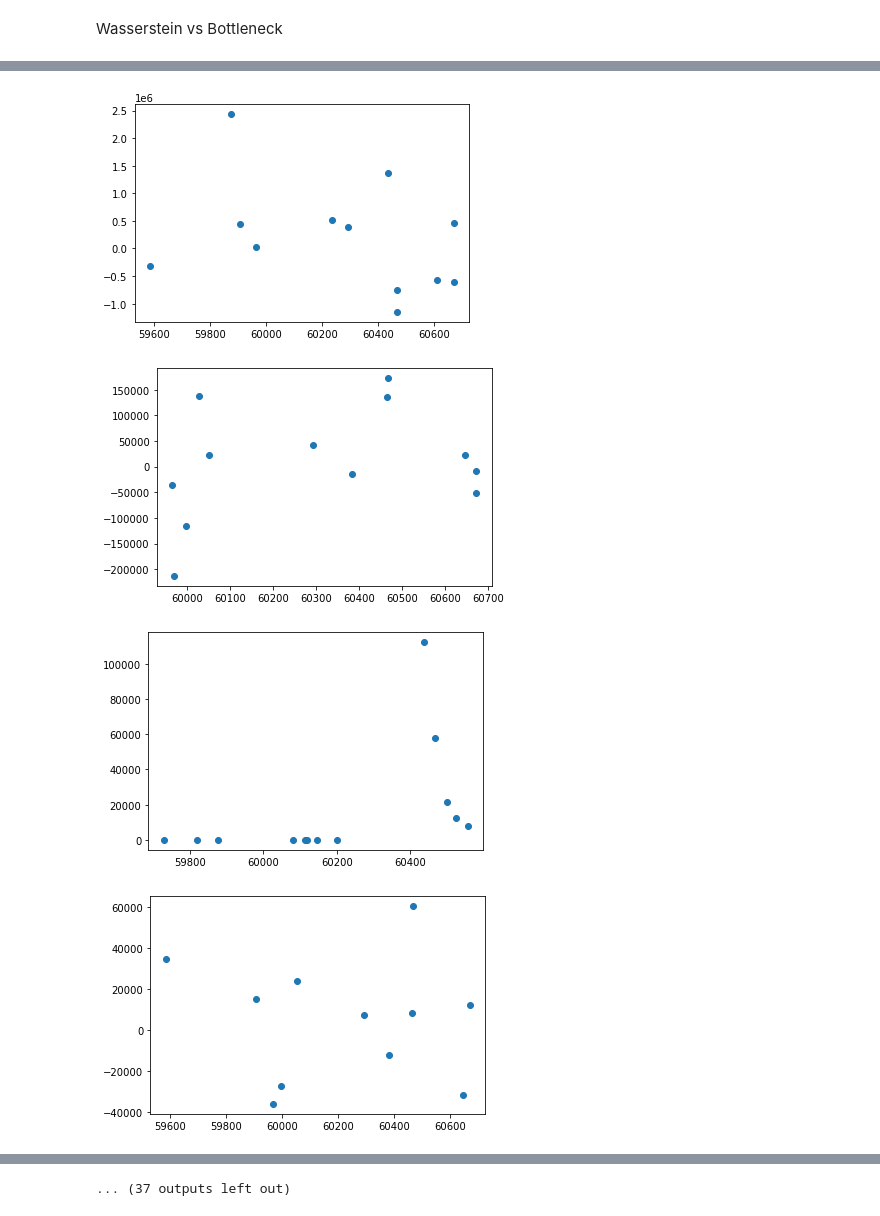
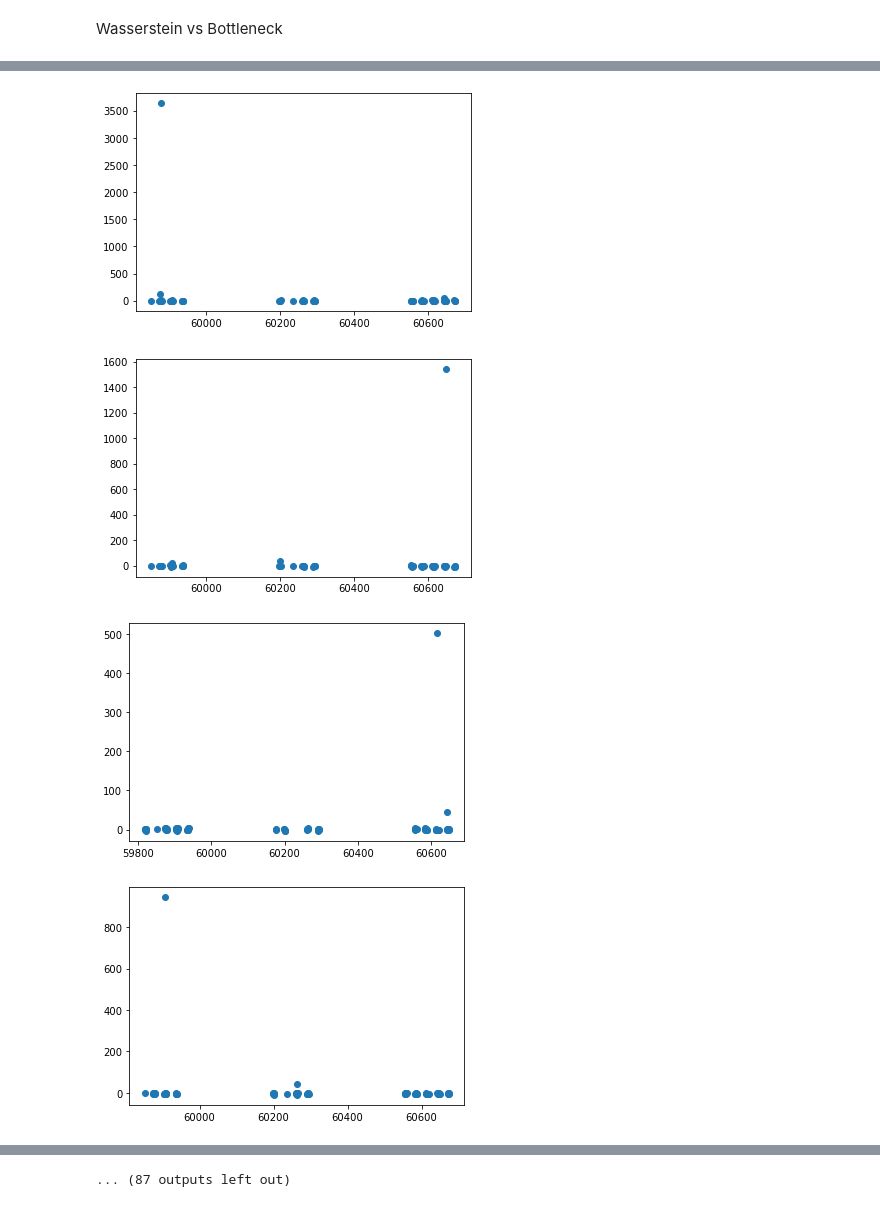
Before and after one commit to cosmic-hi-5/astropology, a Jupyter notebook: anomaly/u_band_plasticc.ipynb, the cells around one changed output, grey strips where cells are left out. Drawn from its saved outputs; the diff is of its cells as text; code cells hidden in the pictures.

```diff
--- a/anomaly/u_band_plasticc.ipynb
+++ b/anomaly/u_band_plasticc.ipynb
@@ -96,3 +67,9 @@ wd_score *= 1/np.nanmax(wd_score)
+# %%
+b_score = np.nanmean(b_dist, axis=1)
+b_score *= 1/np.nanmax(b_score)
+
+w_score = np.nanmean(w_dist, axis=1)
+w_score *= 1/np.nanmax(w_score)
 # %%
 quantiles = [0.25, 0.5, 0.75, 0.8, 0.9, 0.95, 0.99]
 # %% [markdown]
@@ -208,16 +149,19 @@ def rank_to_object_id(rank, score, idx_objid):
 
     id_mask = idx_objid[:, 0] == idx_lc
 
-    object_id = idx_id_wd_neg[id_mask, 1][0]
+    object_id = idx_objid[id_mask, 1][0]
 
     return object_id
 # %%
-for rank in range(1, 50):
-    object_id = rank_to_object_id(-rank, wd_neg_score, idx_id_wd_neg)
-    lc = u_lcs[f"{object_id}"]
-    mjd = u_mjds[f"{object_id}"]
-    plt.scatter(mjd, lc)
-    plt.show()
+for rank in range(50, 100):
+
+    object_id = rank_to_object_id(-rank, w_score, idx_id_w_dist)
+    # lc = u_lcs[f"{object_id}"]
+    # mjd = u_mjds[f"{object_id}"]
+    # plt.clf()
+    # plt.scatter(mjd, lc)
+    # plt.show()
+
     # print(np.nanmean(lc))
-    # print(meta_data.loc[object_id, ["target", "true_target"]])
+    print(meta_data.loc[object_id, ["target", "true_target"]])
 # %% [output]
@@ -237,14 +185,18 @@ for rank in range(1, 50):
 # %%
-for rank in range(1, 50):
-    object_id = rank_to_object_id(-rank, bd_neg_score, idx_id_bd_neg)
+for rank in range(1, 100):
+
+    object_id = rank_to_object_id(-rank, b_score, idx_id_b_dist)
+
     lc = u_lcs[f"{object_id}"]
     mjd = u_mjds[f"{object_id}"]
+
+    plt.clf()
     plt.scatter(mjd, lc)
     plt.show()
     # print(np.nanmean(lc))
     # print(meta_data.loc[object_id, ["target", "true_target"]])
 # %% [output]
-[figure, old version]
+[figure, new version]
-[figure, old version]
+[figure, new version]
-[figure, old version]
+[figure, new version]
-[figure, old version]
+[figure, new version]
@@ -259 +211 @@ for rank in range(1, 50):
-... (37 outputs left out)
+... (87 outputs left out)
```
Also changed, not shown: parts of 12 cells of this notebook, 1 other file.
